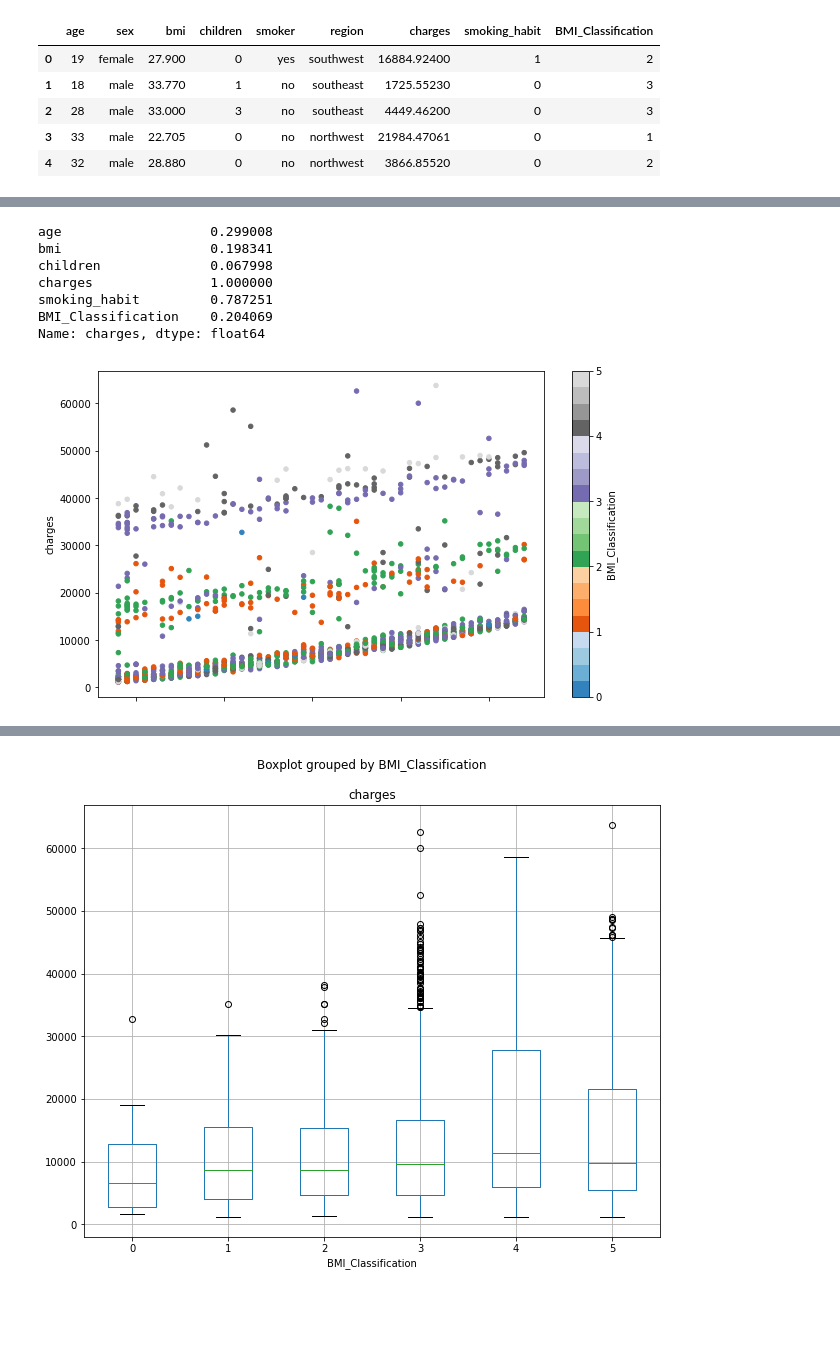
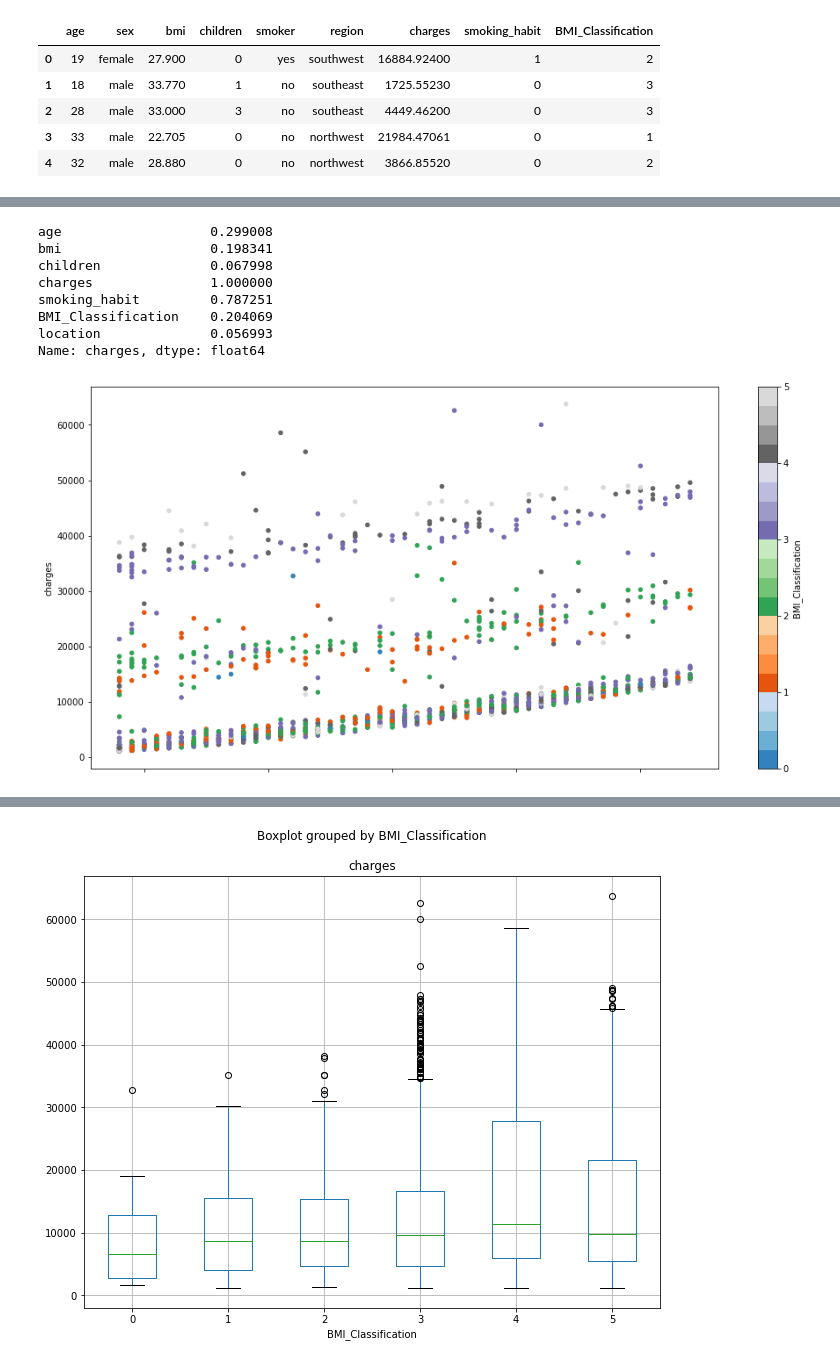
Before and after one commit to tonyzz987/GA, a Jupyter notebook: Hospital Bill EDA.ipynb, the cells around one changed output, grey strips where cells are left out. Cells and saved outputs as stored; diff of their text form; code cells hidden in the pictures; blank space fills up the shorter version.

```diff
--- a/Hospital Bill EDA.ipynb
+++ b/Hospital Bill EDA.ipynb
@@ -166,6 +168,16 @@ bill.head()
 | 2 | 28 | male | 33.000 | 3 | no | southeast | 4449.46200 | 0 | 3 |
 | 3 | 33 | male | 22.705 | 0 | no | northwest | 21984.47061 | 0 | 1 |
 | 4 | 32 | male | 28.880 | 0 | no | northwest | 3866.85520 | 0 | 2 |
+# %%
+#Convert the 4 different part of the US into numerical value, NW as 0, NE as 1, SW as 2, SE as 3
+location = [(bill['region'] == 'northwest'),(bill['region'] == 'northeast'),(bill['region'] == 'southwest'),(bill['region'] == 'southeast')]
+values = [0,1,2,3]
+bill['location']=np.select(location, values)
+# %%
+#Convert the sexes value in to numeric value, 0 as female, 1 as male
+gender = [(bill['sex'] == 'female'),(bill['sex'] == 'male')]
+values = [0,1]
+bill['gender']=np.select(gender, values)
 # %%
 #There's an obvious trend of as age increase, the medical bill is going to increase
 #Greens are smokers, blues are non-smokers
@@ -185,13 +199,18 @@ Name: charges, dtype: float64
 # %%
-bill.plot(kind='scatter', x='age', y='charges', c='BMI_Classification', colormap = 'tab20c',figsize=(10,6));
+#scatter plot with x is age, y as charges, but colored depending on the BMI classification by the BMI Calculator
+#blue is underweight, orange is normal, green is overweight
+#purple is class 1 obese, dark grey is class 2 obese, light grey is morbid obese
+#It seems like no matter in which age group, the "top spenders" will the the one with higher BMI
+bill.plot(kind='scatter', x='age', y='charges', c='BMI_Classification', colormap = 'tab20c',figsize=(16,8));
 
 print((bill.corr()['charges']))
 # %% [output]
 age                   0.299008
 bmi                   0.198341
 children              0.067998
 charges               1.000000
 smoking_habit         0.787251
 BMI_Classification    0.204069
+location              0.056993
 Name: charges, dtype: float64
-[figure, old version]
+[figure, new version]
```
Also changed, not shown: parts of 23 cells of this notebook.
